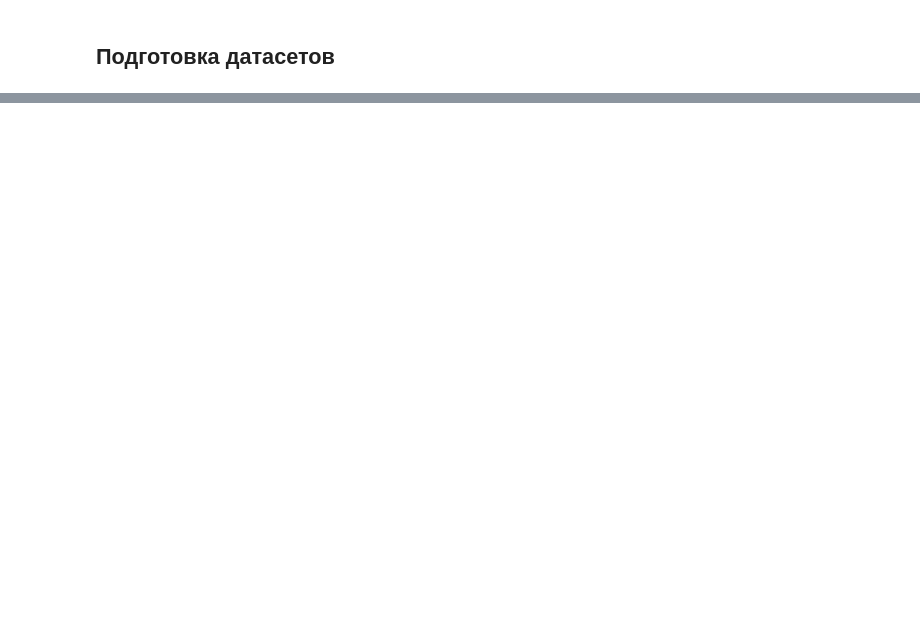
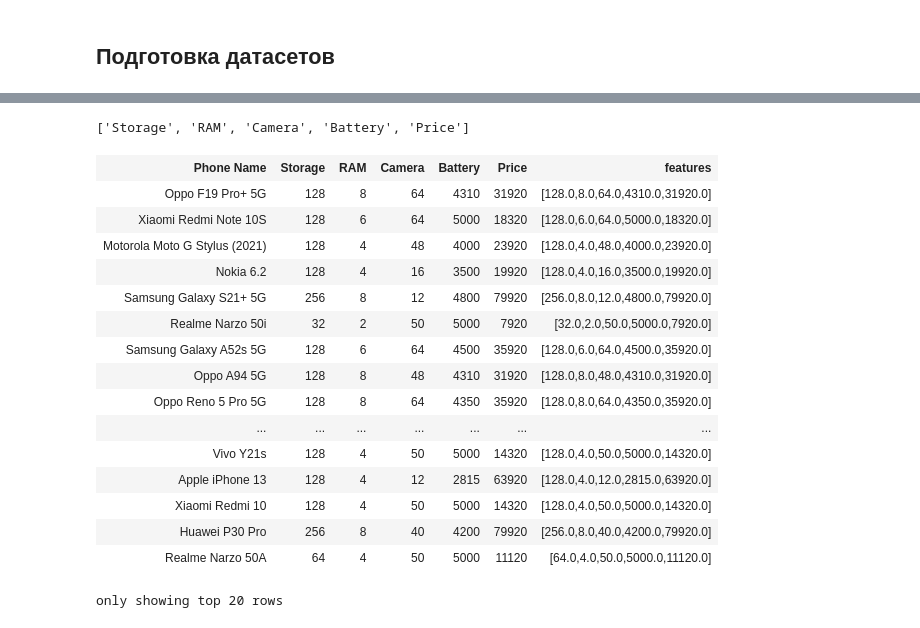
Before and after one commit to shs69/coursework_4_term, a Jupyter notebook: spark.ipynb, the cells around one changed output, grey strips where cells are left out. Saved outputs shown, nothing was run; the diff lists cells and outputs as text; code cells hidden in the pictures; blank space fills up the shorter version.

```diff
--- a/spark.ipynb
+++ b/spark.ipynb
@@ -25,15 +47,0 @@ dataset_1 = dataset_1.select(columns)
-# %%
-# Приводим столбцы к нужному нам виду
-dataset_1 = dataset_1\
-    .withColumn("Storage", regexp_replace(dataset_1["Storage"], " GB", ""))\
-    .withColumn("RAM", regexp_replace(dataset_1["RAM"], " GB", ""))\
-    .withColumn("Camera", regexp_extract(dataset_1["Camera"], r"\d+", 0))
-# Приведём столбцы к нужному типу
-dataset_1 = dataset_1\
-    .withColumn("Storage", dataset_1["Storage"].cast("integer"))\
-    .withColumn("RAM", dataset_1["RAM"].cast("integer"))\
-    .withColumn("Camera", dataset_1["Camera"].cast("integer"))\
-    .withColumn("Battery Capacity", dataset_1["Battery Capacity"].cast("integer"))\
-    .withColumn("Price", dataset_1["Price"].cast("integer"))
-
-dataset_1.printSchema()
@@ -71,0 +161,26 @@ only showing top 20 rows
+# %%
+# Создадим вектор фич для матрицы корреляций
+corr_features = [x for x in dataset_union.columns if x != "Phone Name"]
+print(corr_features)
+corr_assem = VectorAssembler(inputCols=corr_features, outputCol="features")
+feature_vector_corr = corr_assem.transform(dataset_union)
+feature_vector_corr
+# %% [output]
+['Storage', 'RAM', 'Camera', 'Battery', 'Price']
+| Phone Name | Storage | RAM | Camera | Battery | Price | features |
+| Oppo F19 Pro+ 5G | 128 | 8 | 64 | 4310 | 31920 | [128.0,8.0,64.0,4310.0,31920.0] |
+| Xiaomi Redmi Note 10S | 128 | 6 | 64 | 5000 | 18320 | [128.0,6.0,64.0,5000.0,18320.0] |
+| Motorola Moto G Stylus (2021) | 128 | 4 | 48 | 4000 | 23920 | [128.0,4.0,48.0,4000.0,23920.0] |
+| Nokia 6.2 | 128 | 4 | 16 | 3500 | 19920 | [128.0,4.0,16.0,3500.0,19920.0] |
+| Samsung Galaxy S21+ 5G | 256 | 8 | 12 | 4800 | 79920 | [256.0,8.0,12.0,4800.0,79920.0] |
+| Realme Narzo 50i | 32 | 2 | 50 | 5000 | 7920 | [32.0,2.0,50.0,5000.0,7920.0] |
+| Samsung Galaxy A52s 5G | 128 | 6 | 64 | 4500 | 35920 | [128.0,6.0,64.0,4500.0,35920.0] |
+| Oppo A94 5G | 128 | 8 | 48 | 4310 | 31920 | [128.0,8.0,48.0,4310.0,31920.0] |
+| Oppo Reno 5 Pro 5G | 128 | 8 | 64 | 4350 | 35920 | [128.0,8.0,64.0,4350.0,35920.0] |
+| ... | ... | ... | ... | ... | ... | ... |
+| Vivo Y21s | 128 | 4 | 50 | 5000 | 14320 | [128.0,4.0,50.0,5000.0,14320.0] |
+| Apple iPhone 13 | 128 | 4 | 12 | 2815 | 63920 | [128.0,4.0,12.0,2815.0,63920.0] |
+| Xiaomi Redmi 10 | 128 | 4 | 50 | 5000 | 14320 | [128.0,4.0,50.0,5000.0,14320.0] |
+| Huawei P30 Pro | 256 | 8 | 40 | 4200 | 79920 | [256.0,8.0,40.0,4200.0,79920.0] |
+| Realme Narzo 50A | 64 | 4 | 50 | 5000 | 11120 | [64.0,4.0,50.0,5000.0,11120.0] |
+only showing top 20 rows
```
Also changed, not shown: parts of 23 cells of this notebook, 1 other file.
